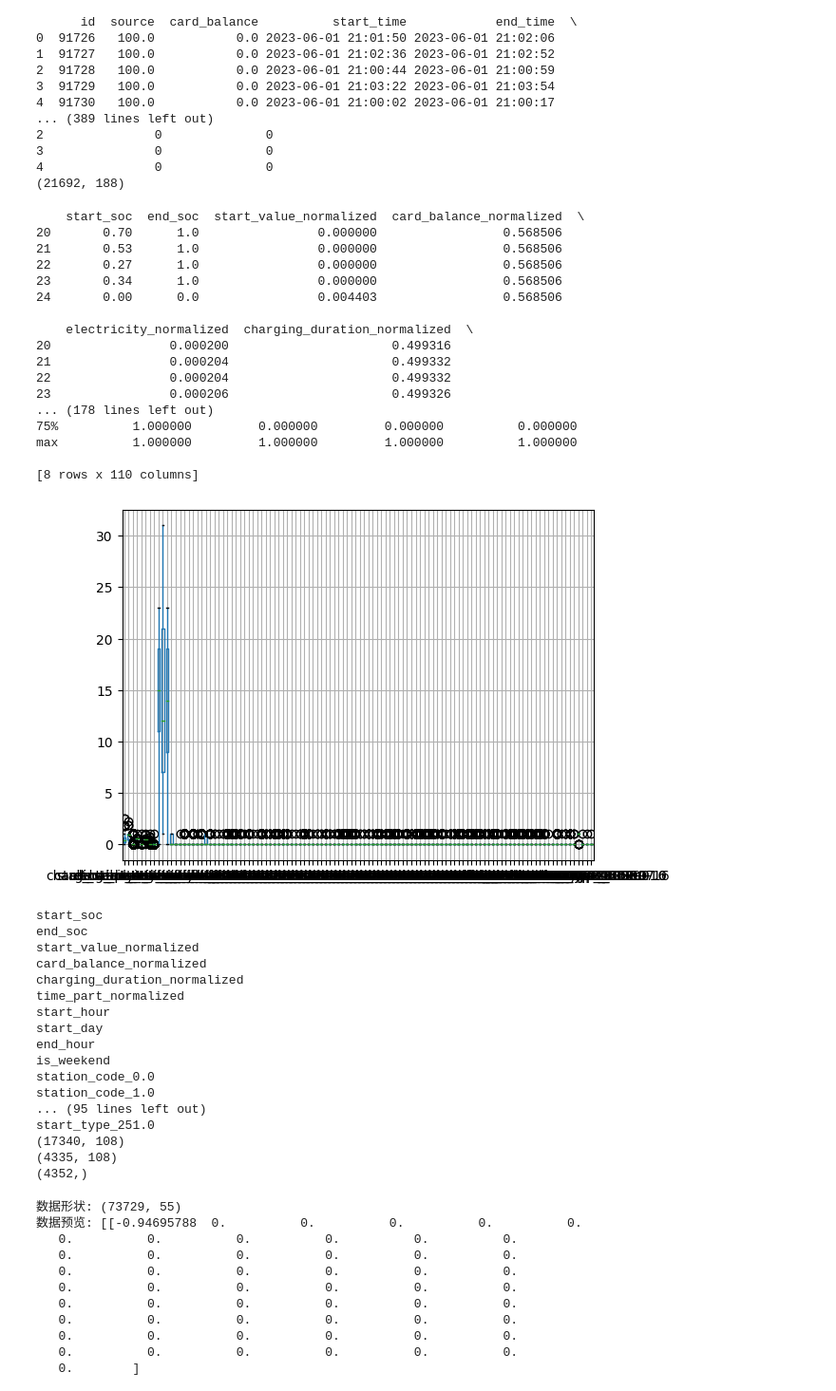
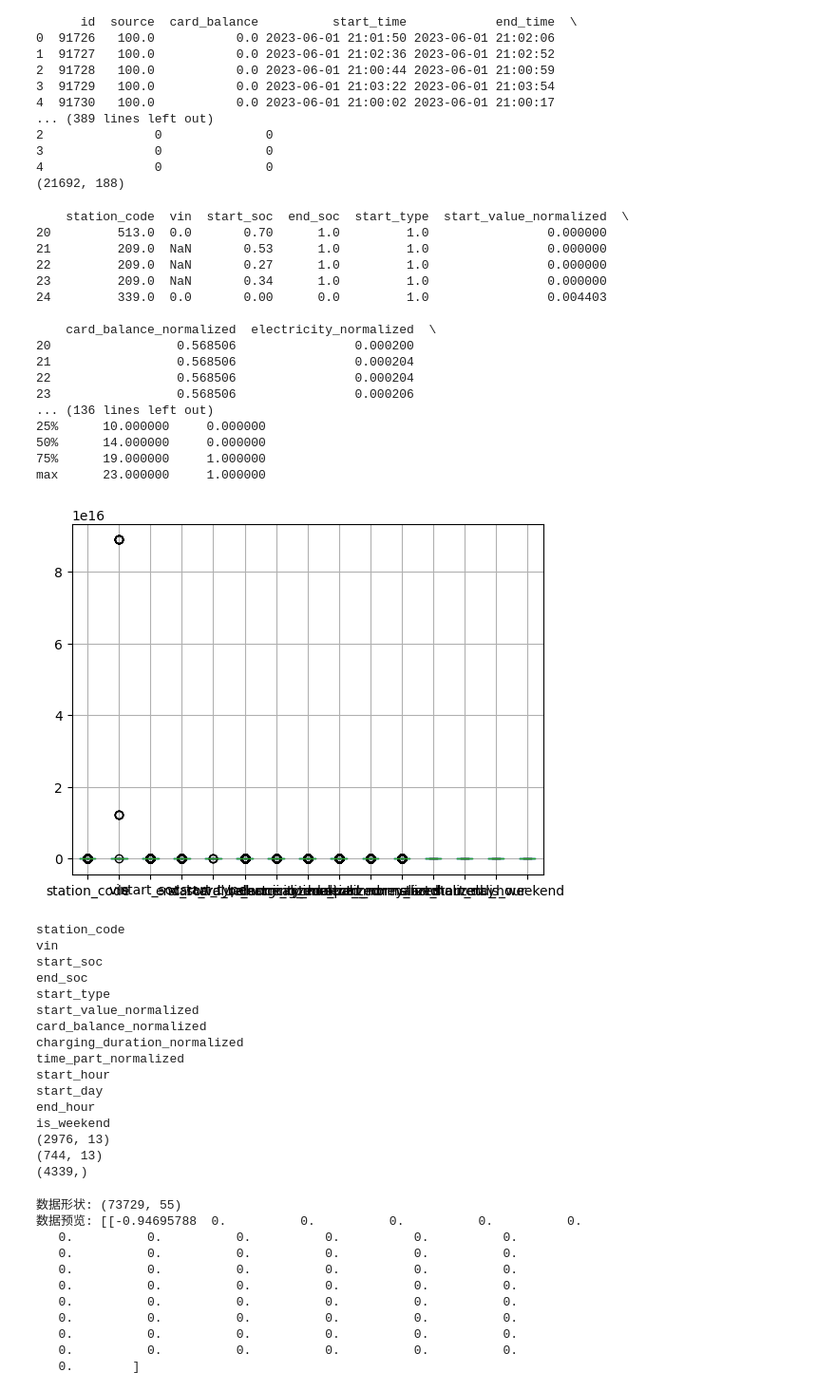
Before and after one commit to believefollow/Time-Series-Library, a Jupyter notebook: test.ipynb, the cells around one changed output. Shown at 95% size. Cells and saved outputs as stored; diff of their text form; code cells hidden in the pictures.

```diff
--- a/test.ipynb
+++ b/test.ipynb
@@ -403,12 +403,11 @@ train_df, test_df = train_test_split(df, test_size=0.2, random_state=42)
 train_df['electricity_normalized'] = (train_df['electricity'] - train_df['electricity'].min()) / (train_df['electricity'].max() - train_df['electricity'].min())
 test_df['electricity_normalized'] = (test_df['electricity'] - test_df['electricity'].min()) / (test_df['electricity'].max() - test_df['electricity'].min())
 full_df = pd.concat([train_df, test_df], axis=0).reset_index(drop=True)
-# labels_1 = full_df['electricity_normalized'].values
-labels_1 = test_df['electricity_normalized'].values
+labels_1 = full_df['electricity_normalized'].values
 
 # 删除不再需要的列或明确不相关的列
 df.drop(['id','record_index','stop_reason','card_balance','weekday',   'rate_data_elec', 'source','modifier_id', 'sn_code','charging_model','time_part', 'charging_duration','creater_id', 'electricity', 'elect_money','start_value',  'service_money', 'process_state','create_time',  'throwable_type', 'start_time','rate_type', 'rate_version',  'end_time', 'start_elect', 'end_elect', 'start_up_time','modify_time', 'park_money', 'repair_status', 'rate_data', 'order_code', 'user_id', 'operator_code', 'original_data', 'charging_pile_code', 'charging_gun_code'], axis=1, inplace=True)
-# df.drop(['station_code','start_type', 'vin'], axis=1, inplace=True)
+df.drop(['station_code','start_type', 'vin'], axis=1, inplace=True)
 # 最终查看数据集
 print(df[20:25])
 print(df.head())
@@ -516,54 +515,56 @@ for column in data.columns:
 features = data.to_numpy()
 
 # 计算分割点
 split_index = int(0.8 * len(features))  # 20%的数据用于测试集
 
 # 分割数据
 train_data = features[:split_index]
 test_data = features[split_index:]
-# test_data_label = labels_1[split_index:]
-test_data_label = labels_1
+test_data_label = labels_1[split_index:]
 
 from sklearn.preprocessing import StandardScaler, MinMaxScaler
 
 # 示例：使用标准化
 scaler = StandardScaler()
 train_data = scaler.fit_transform(train_data)
 test_data = scaler.transform(test_data)  # 注意：用训练集的参数来转换测试集
 
 
 
 print(train_data.shape)
 print(test_data.shape)
 print(test_data_label.shape)
 
 
 
 
 np.save('dataset/charger/charger1_test.npy', test_data)
 np.save('dataset/charger/charger1_train.npy', train_data)
 np.save('dataset/charger/charger1_test_label.npy', test_data_label)
 # %% [output]
-    start_soc  end_soc  start_value_normalized  card_balance_normalized  \
-20       0.70      1.0                0.000000                 0.568506
-21       0.53      1.0                0.000000                 0.568506
-22       0.27      1.0                0.000000                 0.568506
-23       0.34      1.0                0.000000                 0.568506
-24       0.00      0.0                0.004403                 0.568506
+    station_code  vin  start_soc  end_soc  start_type  start_value_normalized  \
+20         513.0  0.0       0.70      1.0         1.0                0.000000
+21         209.0  NaN       0.53      1.0         1.0                0.000000
+22         209.0  NaN       0.27      1.0         1.0                0.000000
+23         209.0  NaN       0.34      1.0         1.0                0.000000
+24         339.0  0.0       0.00      0.0         1.0                0.004403
 
-    electricity_normalized  charging_duration_normalized  \
-20                0.000200                      0.499316
-21                0.000204                      0.499332
-22                0.000204                      0.499332
-23                0.000206                      0.499326
-... (178 lines left out)
-75%          1.000000         0.000000         0.000000          0.000000
-max          1.000000         1.000000         1.000000          1.000000
-
-[8 rows x 110 columns]
+    card_balance_normalized  electricity_normalized  \
+20                 0.568506                0.000200
+21                 0.568506                0.000204
+22                 0.568506                0.000204
+23                 0.568506                0.000206
+... (136 lines left out)
+25%      10.000000     0.000000
+50%      14.000000     0.000000
+75%      19.000000     1.000000
+max      23.000000     1.000000
-[figure, old version]
+[figure, new version]
+station_code
+vin
 start_soc
 end_soc
+start_type
 start_value_normalized
 card_balance_normalized
 charging_duration_normalized
@@ -572,13 +573,9 @@ start_hour
 start_day
 end_hour
 is_weekend
-station_code_0.0
-station_code_1.0
-... (95 lines left out)
-start_type_251.0
-(17340, 108)
-(4335, 108)
-(4352,)
+(2976, 13)
+(744, 13)
+(4339,)
 # %%
 import numpy as np
 
```
Also changed, not shown: 3 other files.
